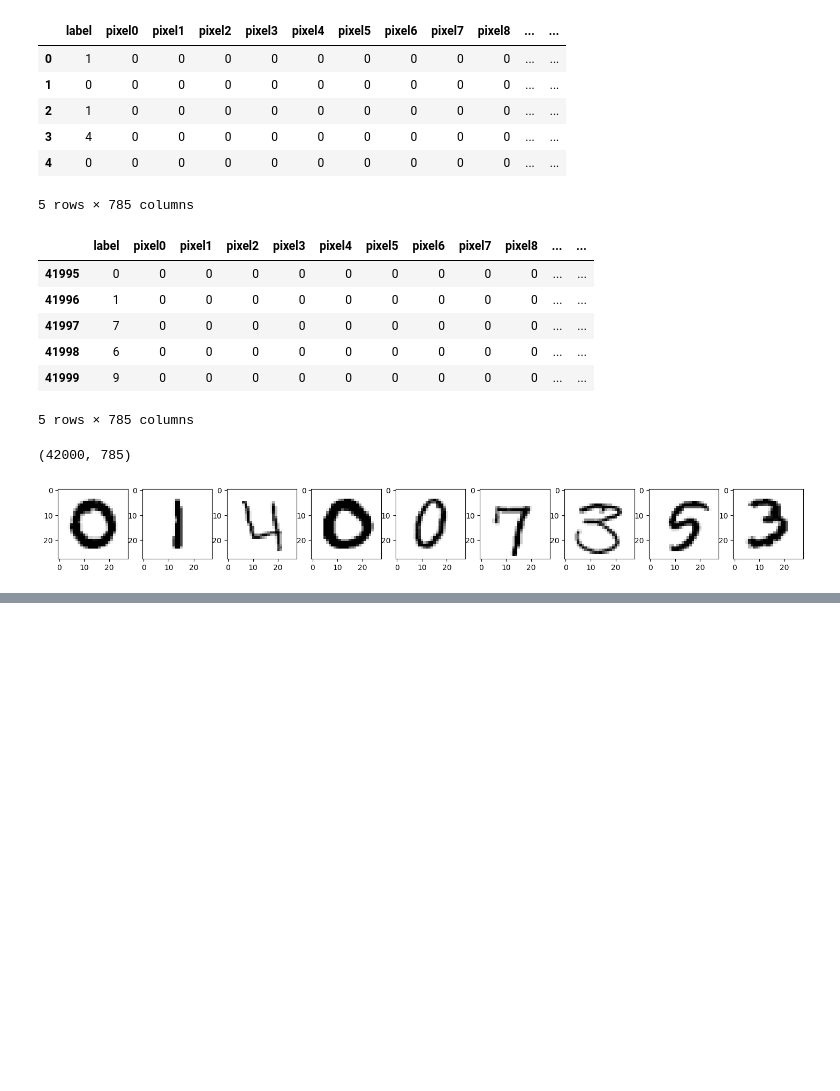
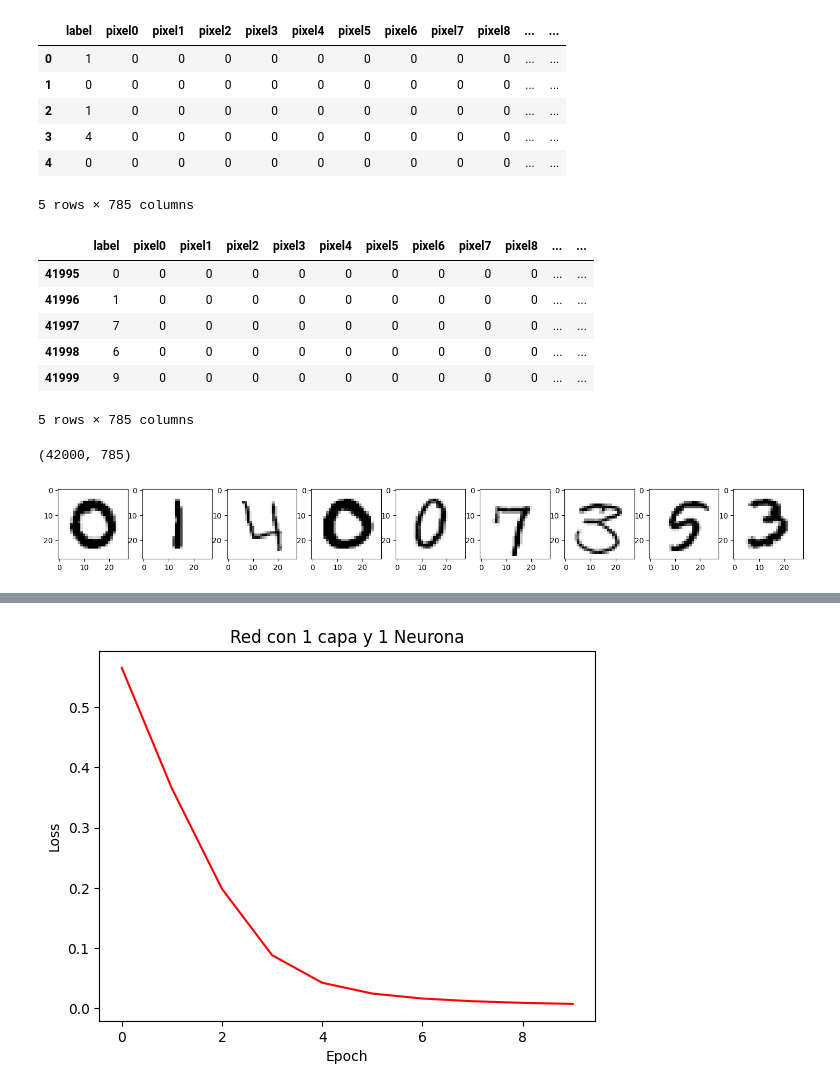
Before and after one commit to DCI-alxogm/ml2023-DPM2310, a Jupyter notebook: Nov24-25/NN_ClasificacionMulticlase.ipynb, the cells around one changed output, grey strips where cells are left out. Drawn from its saved outputs; the diff is of its cells as text; code cells hidden in the pictures; blank space fills up the shorter version.

```diff
--- a/Nov24-25/NN_ClasificacionMulticlase.ipynb
+++ b/Nov24-25/NN_ClasificacionMulticlase.ipynb
@@ -44,3 +51,38 @@ for i in range(1,10):
     plt.imshow(q.reshape(28,28), cmap=plt.cm.binary)
 # %% [output]
 [figure]
+# %%
+# Normalizamos los datos
+
+images = images/255
+
+labels = images.label
+numbers = images.drop(['label'], axis = 1)
+numbers = numbers.to_numpy()
+# %%
+from sklearn.model_selection import train_test_split
+x_train, x_test, y_train, y_test = train_test_split(images,labels, test_size=0.10, random_state=42)
+# %%
+def ones(Y):
+    ones_array = np.zeros((Y.size, 10))
+    ones_array[np.arange(Y.size), np.array(Y, dtype=int)] = 1
+    return ones_array
+
+y_train = ones(y_train)
+y_test = ones(y_test)
+# %%
+# Ahora utilizando Tensorflow
+# 1 capa - 1 neurona
+
+tf.random.set_seed(1234)  # applied to achieve reproducible results
+model = Sequential(
+    [
+        tf.keras.Input(shape=(x_train.shape[1],)),
+        Dense(1, activation='relu', name = 'layer1'),
+        Dense(10, activation='softmax')
+     ]
+)
+
+model.compile(optimizer='sgd', loss = tf.keras.losses.BinaryCrossentropy(), metrics=['accuracy'])
+
+history = model.fit(x_train, y_train, epochs = 10)
@@ -46,0 +116,8 @@ for i in range(1,10):
+# %%
+plt.plot(history.history['loss'], color = 'red')
+plt.title('Red con 1 capa y 1 Neurona')
+plt.xlabel('Epoch')
+plt.ylabel('Loss')
+plt.show()
+# %% [output]
+[figure, added]
```
Also changed, not shown: parts of 22 cells of this notebook.
